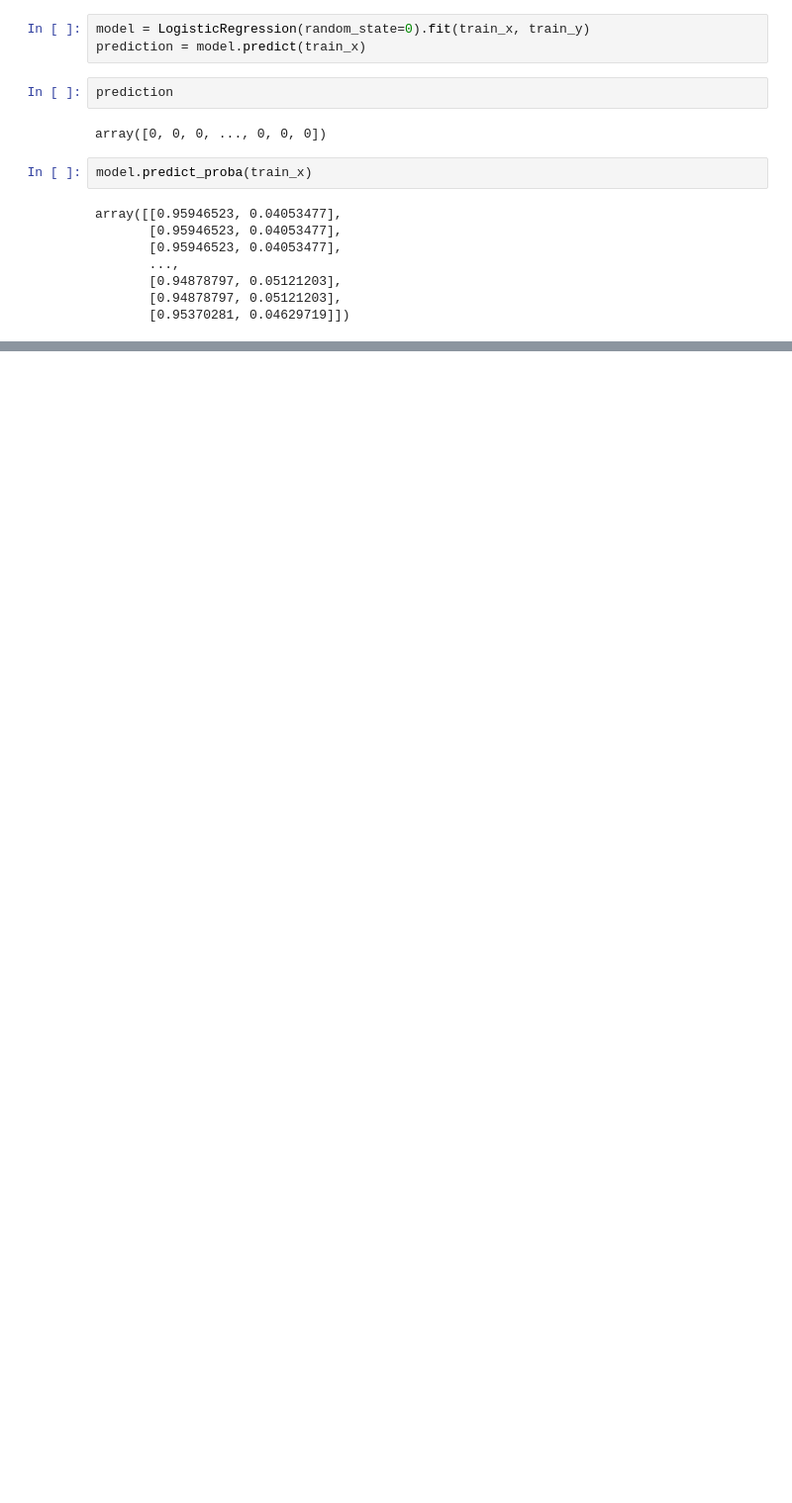
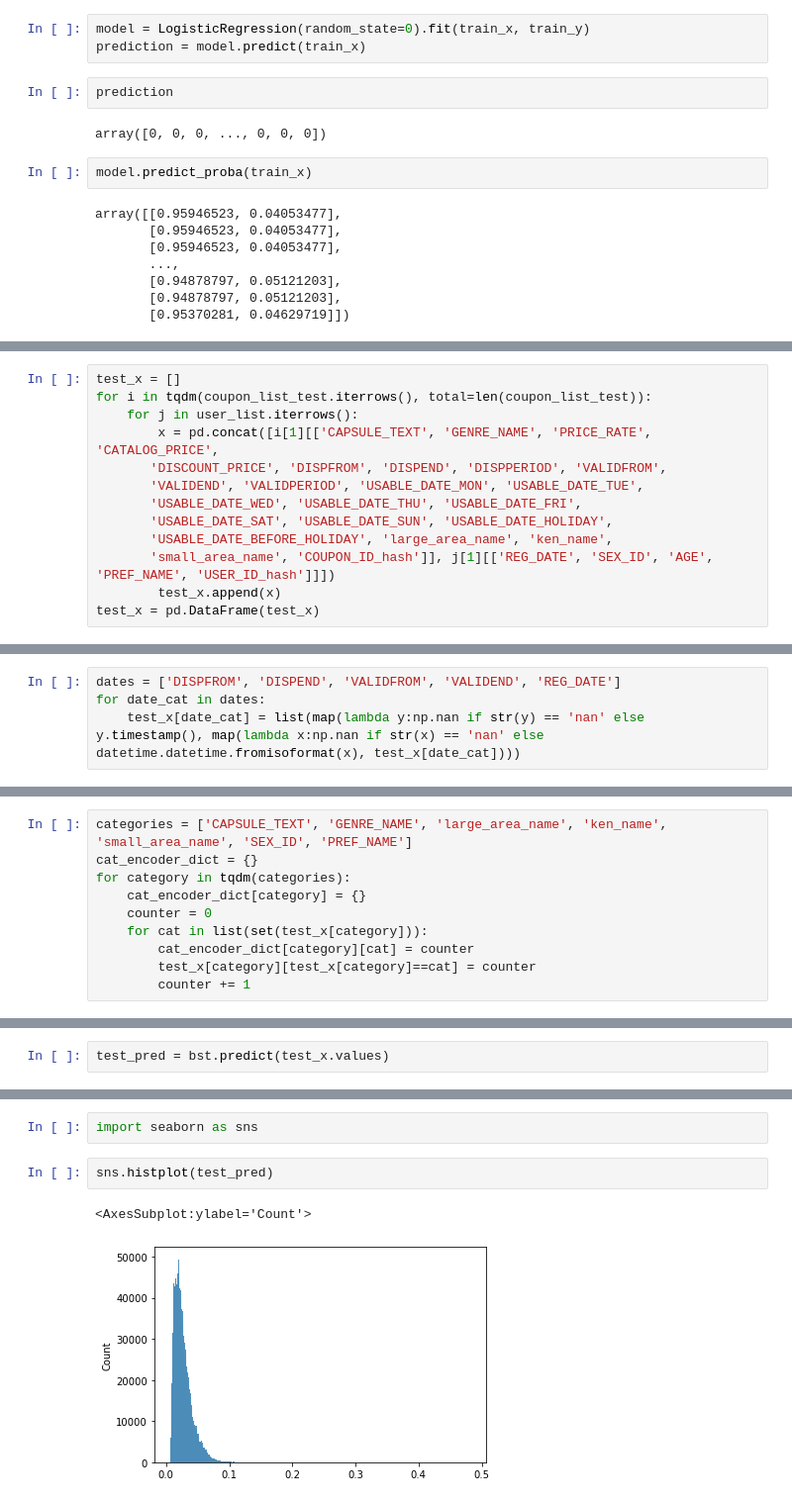
Before and after one commit to lifangshi/kaggle, a Jupyter notebook: Coupon Purchase Prediction/coupon_purchase_prediction.ipynb, the cells around one changed output, grey strips where cells are left out. Shown at 99% size. Drawn from its saved outputs; the diff is of its cells as text; blank space fills up the shorter version.

```diff
--- a/Coupon Purchase Prediction/coupon_purchase_prediction.ipynb
+++ b/Coupon Purchase Prediction/coupon_purchase_prediction.ipynb
@@ -401,0 +467,13 @@ array([2, 3, 5, 6])
+# %%
+test_x = []
+for i in tqdm(coupon_list_test.iterrows(), total=len(coupon_list_test)):
+    for j in user_list.iterrows():
+        x = pd.concat([i[1][['CAPSULE_TEXT', 'GENRE_NAME', 'PRICE_RATE', 'CATALOG_PRICE',
+       'DISCOUNT_PRICE', 'DISPFROM', 'DISPEND', 'DISPPERIOD', 'VALIDFROM',
+       'VALIDEND', 'VALIDPERIOD', 'USABLE_DATE_MON', 'USABLE_DATE_TUE',
+       'USABLE_DATE_WED', 'USABLE_DATE_THU', 'USABLE_DATE_FRI',
+       'USABLE_DATE_SAT', 'USABLE_DATE_SUN', 'USABLE_DATE_HOLIDAY',
+       'USABLE_DATE_BEFORE_HOLIDAY', 'large_area_name', 'ken_name',
+       'small_area_name', 'COUPON_ID_hash']], j[1][['REG_DATE', 'SEX_ID', 'AGE', 'PREF_NAME', 'USER_ID_hash']]])
+        test_x.append(x)
+test_x = pd.DataFrame(test_x)
@@ -401,0 +493,4 @@ array([2, 3, 5, 6])
+# %%
+dates = ['DISPFROM', 'DISPEND', 'VALIDFROM', 'VALIDEND', 'REG_DATE']
+for date_cat in dates:
+    test_x[date_cat] = list(map(lambda y:np.nan if str(y) == 'nan' else y.timestamp(), map(lambda x:np.nan if str(x) == 'nan' else datetime.datetime.fromisoformat(x), test_x[date_cat])))
@@ -401,0 +508,10 @@ array([2, 3, 5, 6])
+# %%
+categories = ['CAPSULE_TEXT', 'GENRE_NAME', 'large_area_name', 'ken_name', 'small_area_name', 'SEX_ID', 'PREF_NAME']
+cat_encoder_dict = {}
+for category in tqdm(categories):
+    cat_encoder_dict[category] = {}
+    counter = 0
+    for cat in list(set(test_x[category])):
+        cat_encoder_dict[category][cat] = counter
+        test_x[category][test_x[category]==cat] = counter
+        counter += 1
@@ -401,0 +526,2 @@ array([2, 3, 5, 6])
+# %%
+test_pred = bst.predict(test_x.values)
@@ -401,0 +565,7 @@ array([2, 3, 5, 6])
+# %%
+import seaborn as sns
+# %%
+sns.histplot(test_pred)
+# %% [output]
+<AxesSubplot:ylabel='Count'>
+[figure, added]
```
Also changed, not shown: parts of 73 cells of this notebook.
